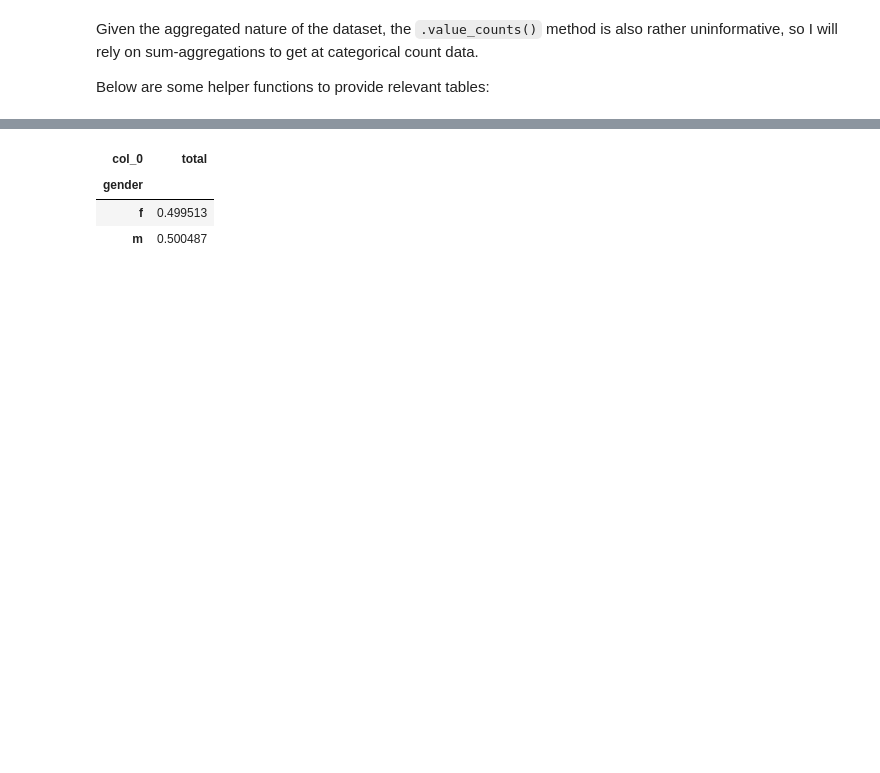
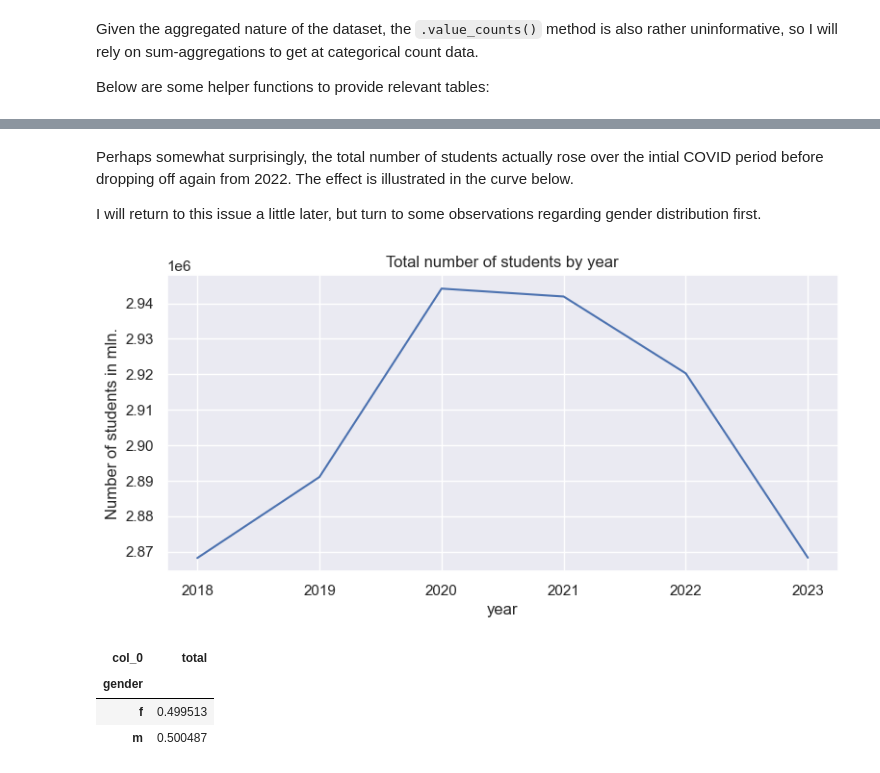
Before and after one commit to gfkpth/data-study-subjects, a Jupyter notebook: core_EDA.ipynb, the cells around one changed output, grey strips where cells are left out. Cells and saved outputs as stored; diff of their text form; code cells hidden in the pictures; blank space fills up the shorter version.

```diff
--- a/core_EDA.ipynb
+++ b/core_EDA.ipynb
@@ -999,3 +963,6 @@ def year_crosstab(df,targetval,aggcol='number',norm='index',aggfunc='sum'):
     returns a dataframe
     '''
     return pd.crosstab(df.year,df[targetval],values=df[aggcol],aggfunc=aggfunc,normalize=norm)
+# %%
+total_stud_time = sum_univar(df_s,'year',norm=False).reset_index()
+total_stud_time
@@ -1002,3 +977,15 @@ def year_crosstab(df,targetval,aggcol='number',norm='index',aggfunc='sum'):
+# %% [markdown]
+Perhaps somewhat surprisingly, the total number of students actually rose over the intial COVID period before dropping off again from 2022. The effect is illustrated in the curve below.
+
+I will return to this issue a little later, but turn to some observations regarding gender distribution first.
+# %%
+#sns.set_theme(rc={"figure.figsize": (9., 4.)})
+
+sns.lineplot(total_stud_time,x='year',y='total')
+plt.title('Total number of students by year')
+plt.ylabel('Number of students in mln.');
+# %% [output]
+[figure, added]
 # %%
 # average distribution of gender for the whole time period
 display(sum_univar(df_s,'gender'))
```
Also changed, not shown: parts of 33 cells of this notebook, 6 other files.
